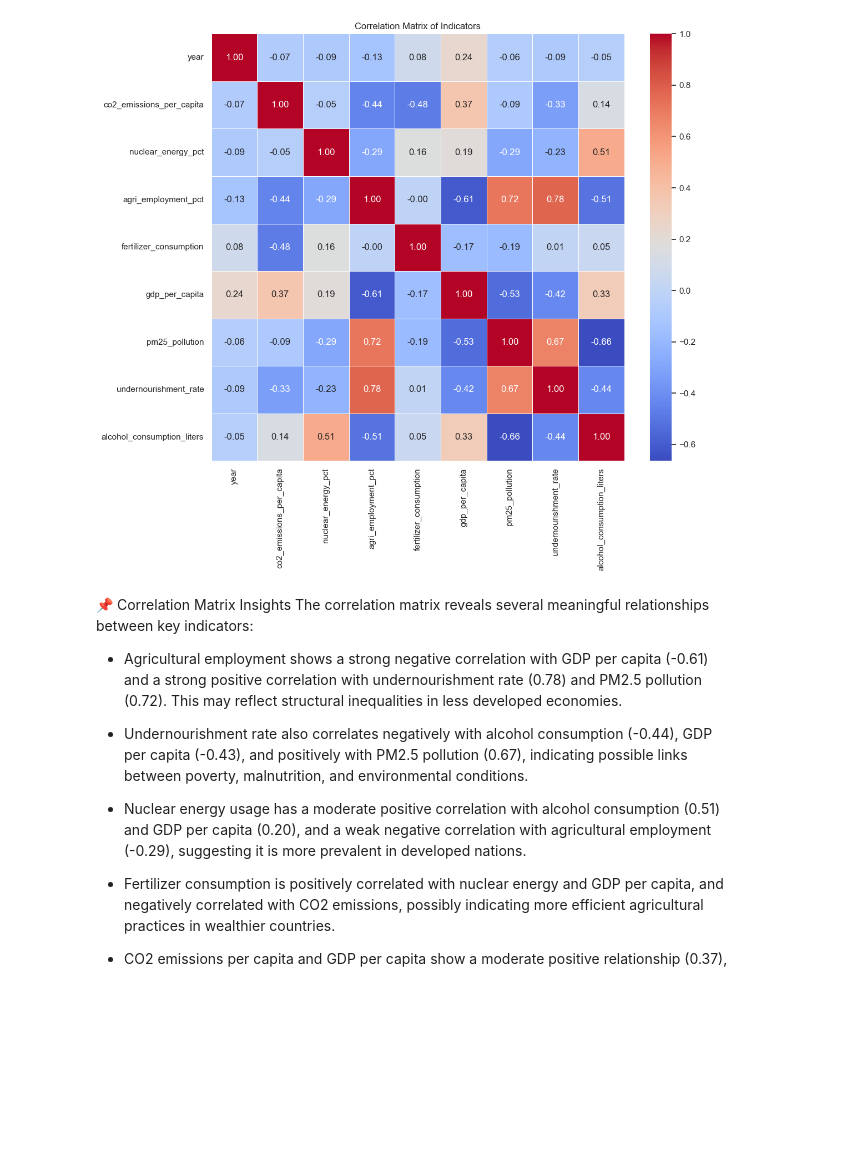
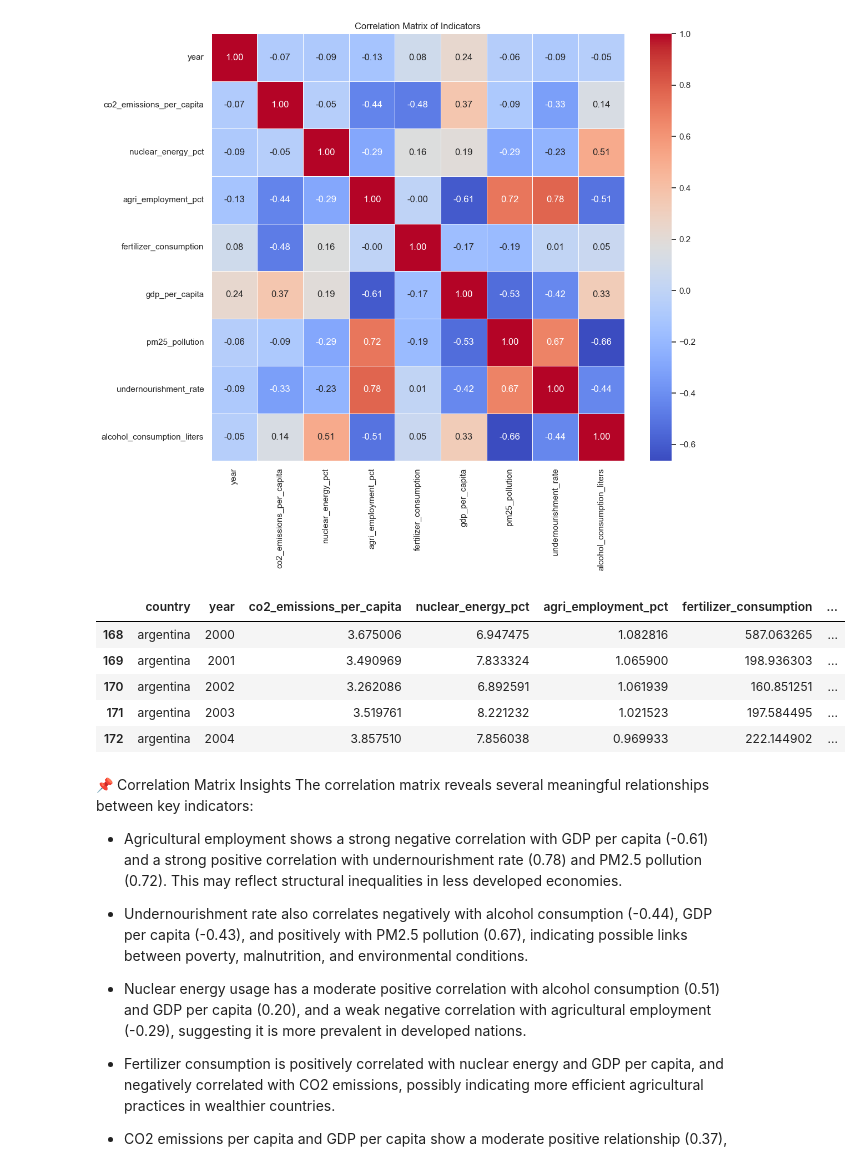
Before and after one commit to valentinabc19/Leukemia-Cancer-Risk-ETL, a Jupyter notebook: api/001_api_eda.ipynb, the cells around one changed output. Cells and saved outputs as stored; diff of their text form; code cells hidden in the pictures; blank space fills up the shorter version.

```diff
--- a/api/001_api_eda.ipynb
+++ b/api/001_api_eda.ipynb
@@ -190,0 +200,13 @@ All countries were found in the DataFrame!:)
+# %%
+replacements = {
+    "united states": "usa",
+    "united kingdom": "uk",
+    "turkiye": "turkey" ,
+    "russian federation": "russia" ,
+    "korea, rep.": "south korea"
+}
+# %%
+df.loc[:, 'Country'] = df['Country'].replace(replacements)
+coutries = df['Country'].unique()
+print("Countries found in the world bank api data (after mapping):")
+print(coutries)
@@ -950,6 +978,15 @@ plt.title('Correlation Matrix of Indicators')
 plt.show()
 # %% [output]
 [figure]
+# %%
+df.head()
+# %% [output]
+|  | country | year | co2_emissions_per_capita | nuclear_energy_pct | agri_employment_pct | fertilizer_consumption | ... |
+| 168 | argentina | 2000 | 3.675006 | 6.947475 | 1.082816 | 587.063265 | ... |
+| 169 | argentina | 2001 | 3.490969 | 7.833324 | 1.065900 | 198.936303 | ... |
+| 170 | argentina | 2002 | 3.262086 | 6.892591 | 1.061939 | 160.851251 | ... |
+| 171 | argentina | 2003 | 3.519761 | 8.221232 | 1.021523 | 197.584495 | ... |
+| 172 | argentina | 2004 | 3.857510 | 7.856038 | 0.969933 | 222.144902 | ... |
 # %% [markdown]
 📌 Correlation Matrix Insights
 The correlation matrix reveals several meaningful relationships between key indicators:
```
Also changed, not shown: parts of 4 cells of this notebook, 1 other file.
